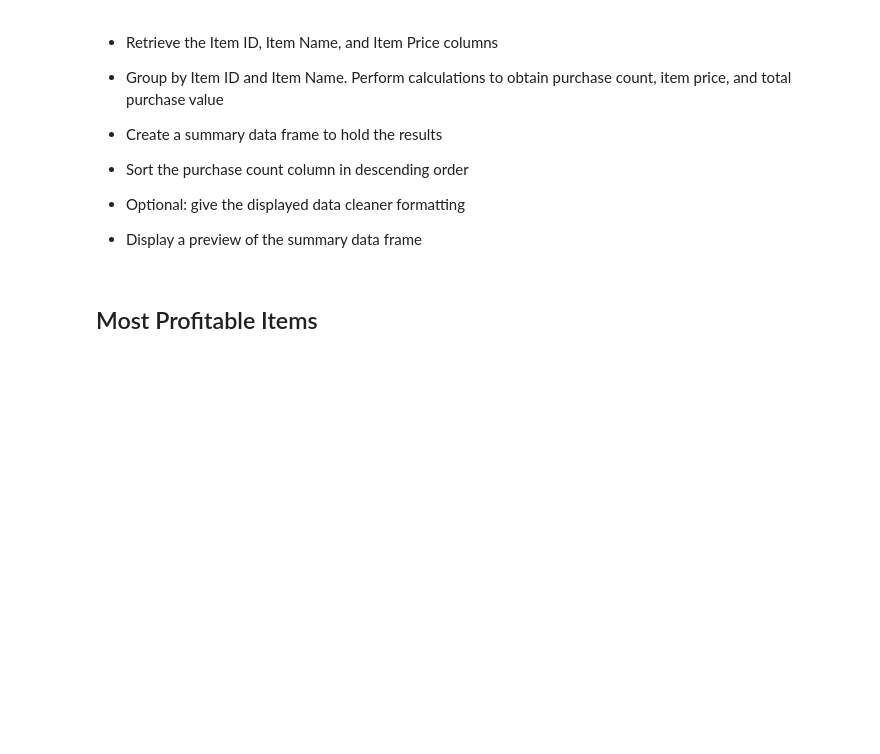
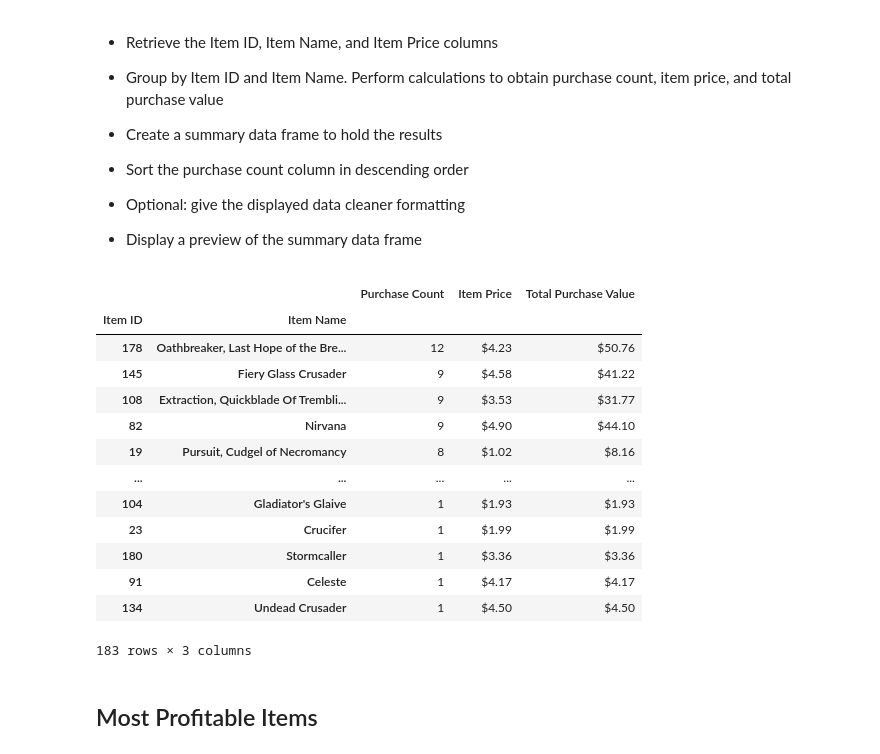
Before and after one commit to Mirgadir/Pandas, a Jupyter notebook: HeroesOfPymoli/HeroesOfPymoli_starter.ipynb, the cells around one changed output. Saved outputs shown, nothing was run; the diff lists cells and outputs as text; code cells hidden in the pictures; blank space fills up the shorter version.

```diff
--- a/HeroesOfPymoli/HeroesOfPymoli_starter.ipynb
+++ b/HeroesOfPymoli/HeroesOfPymoli_starter.ipynb
@@ -376,6 +379,49 @@ summary.head()
 
 
 * Display a preview of the summary data frame
+# %%
+# Most Popular Items
+most_pop=purchase_data[["Item ID", "Item Name", "Price"]]
+item = most_pop.set_index(['Item Name'])
+item = item.sort_values(by="Item ID", ascending=True)
+item_df = item.drop_duplicates(["Item ID"])
+item_price = list(item_df["Price"])
+
+grouped_most_pop = most_pop.groupby(["Item ID","Item Name"])
+
+most_pop_count = pd.DataFrame(grouped_most_pop["Price"].count())
+most_pop_count = most_pop_count.rename(columns={"Price": "Purchase Count"})
+most_pop_count=most_pop_count.reset_index(drop=False)
+most_pop_count=most_pop_count.set_index("Item ID")
+
+total_purchase_pop = pd.DataFrame(grouped_most_pop["Price"].sum())
+total_purchase_pop=total_purchase_pop.rename(columns={"Price": "Total Purchase Value"})
+total_purchase_pop=total_purchase_pop.reset_index(drop=False)
+purchase_value =list(total_purchase_pop["Total Purchase Value"])
+
+most_pop_count["Item Price"] = item_price
+most_pop_count["Total Purchase Value"] = purchase_value
+most_pop_count=most_pop_count.reset_index(drop=False)
+most_pop_count = most_pop_count.set_index(["Item ID", "Item Name"])
+most_pop_count = most_pop_count.sort_values(by="Purchase Count", ascending=False)
+most_pop_count['Item Price'] = most_pop_count['Item Price'].map('${:.2f}'.format)
+most_pop_count['Total Purchase Value'] = most_pop_count['Total Purchase Value'].map('${:.2f}'.format)
+most_pop_count
+# %% [output]
+|  |  | Purchase Count | Item Price | Total Purchase Value |
+| Item ID | Item Name |  |  |  |
+| 178 | Oathbreaker, Last Hope of the Bre... | 12 | $4.23 | $50.76 |
+| 145 | Fiery Glass Crusader | 9 | $4.58 | $41.22 |
+| 108 | Extraction, Quickblade Of Trembli... | 9 | $3.53 | $31.77 |
+| 82 | Nirvana | 9 | $4.90 | $44.10 |
+| 19 | Pursuit, Cudgel of Necromancy | 8 | $1.02 | $8.16 |
+| ... | ... | ... | ... | ... |
+| 104 | Gladiator's Glaive | 1 | $1.93 | $1.93 |
+| 23 | Crucifer | 1 | $1.99 | $1.99 |
+| 180 | Stormcaller | 1 | $3.36 | $3.36 |
+| 91 | Celeste | 1 | $4.17 | $4.17 |
+| 134 | Undead Crusader | 1 | $4.50 | $4.50 |
+183 rows × 3 columns
 # %% [markdown]
 ## Most Profitable Items
 # %% [markdown]
```
Also changed, not shown: parts of 2 cells of this notebook, 1 other file.
